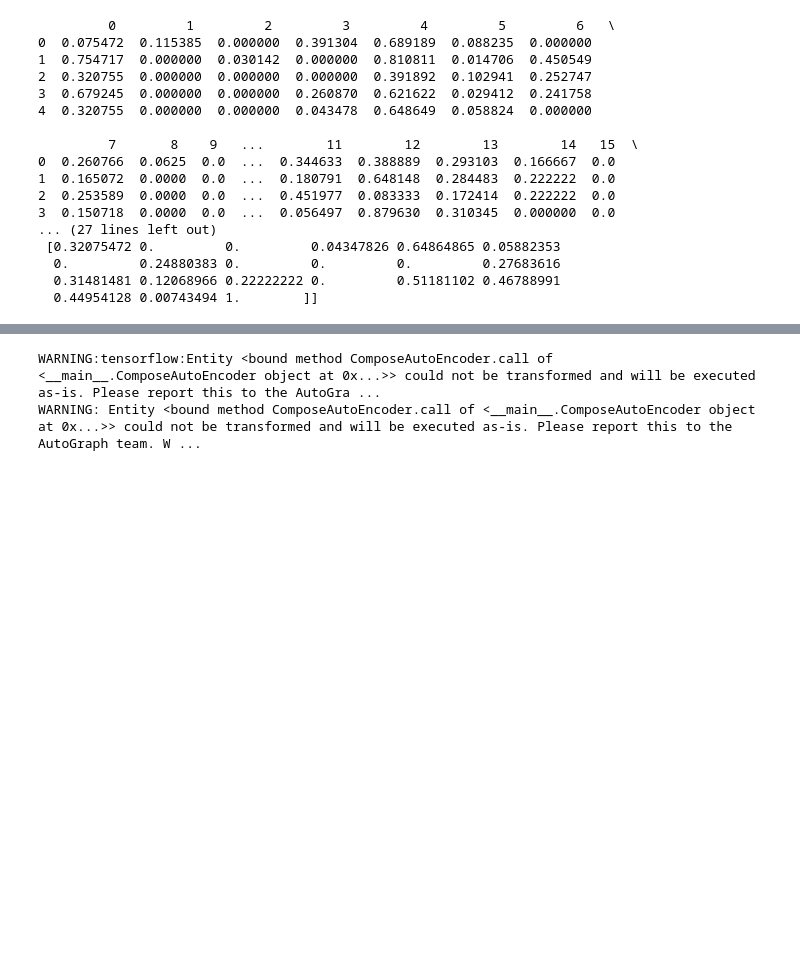
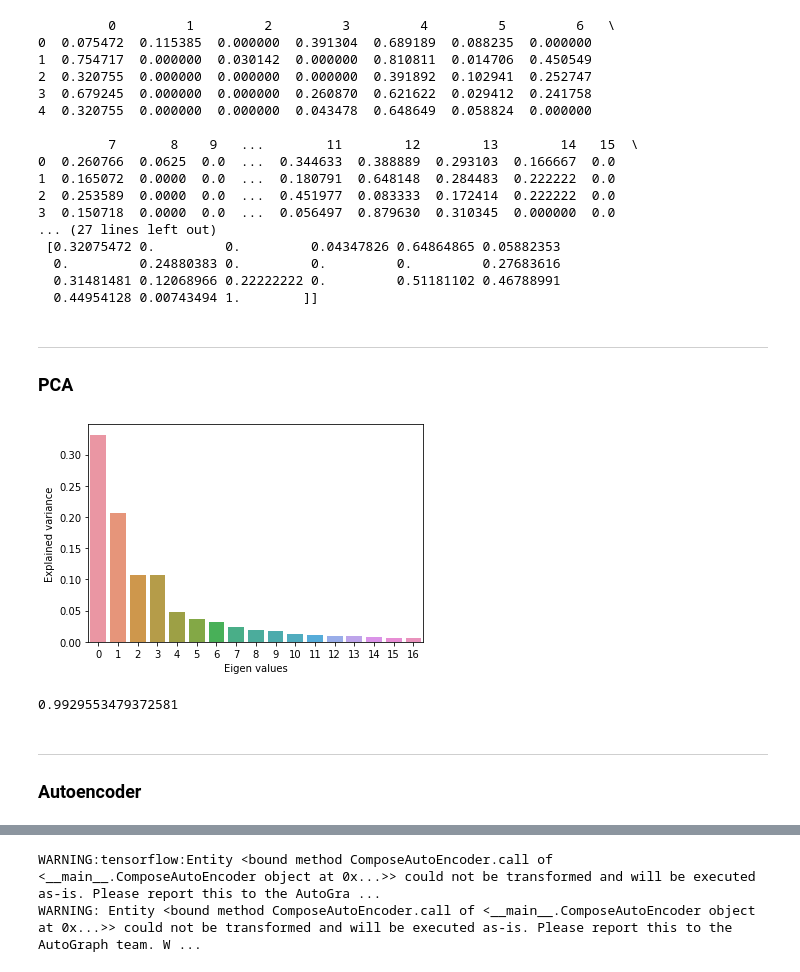
Before and after one commit to TomasSuarezL/oss-stage-2019, a Jupyter notebook: CTG Dataset/CTG_dataset_autoencoder.ipynb, the cells around one changed output, grey strips where cells are left out. Drawn from its saved outputs; the diff is of its cells as text; code cells hidden in the pictures; blank space fills up the shorter version.

Commit message:
CTG autoencoders PCA and Classifier

```diff
--- a/CTG Dataset/CTG_dataset_autoencoder.ipynb
+++ b/CTG Dataset/CTG_dataset_autoencoder.ipynb
@@ -61,4 +61,27 @@ print(np.array(X_train_norm)[:5])
   0.         0.24880383 0.         0.         0.         0.27683616
   0.31481481 0.12068966 0.22222222 0.         0.51181102 0.46788991
   0.44954128 0.00743494 1.        ]]
+# %% [markdown]
+_____________________________
+### PCA
+# %%
+# Perform PCA to find the most significant features
+from sklearn.decomposition import PCA
+# select the number of components
+pca = PCA(n_components = 17)
+X_train_pca = pca.fit_transform(X_train_norm)
+X_test_pca = pca.transform(X_test_norm)
+
+sns.barplot(np.arange(np.shape(pca.explained_variance_ratio_)[0]),pca.explained_variance_ratio_)
+plt.xlabel("Eigen values")
+plt.ylabel("Explained variance")
+plt.show()
+
+pca.explained_variance_ratio_.sum()
+# %% [output]
+[figure, added]
+0.9929553479372581
+# %% [markdown]
+__________________________________________
+### Autoencoder
 # %%
```
Also changed, not shown: parts of 15 cells of this notebook, 6 other files.
